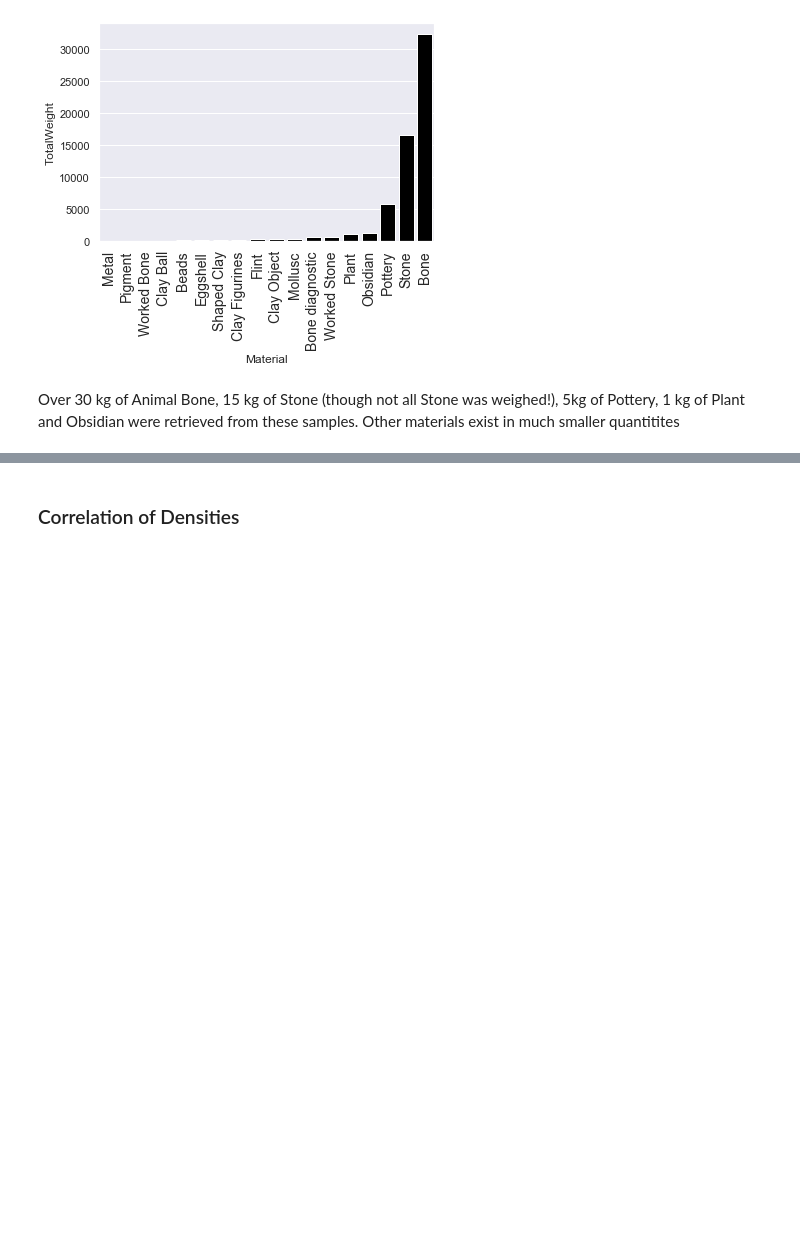
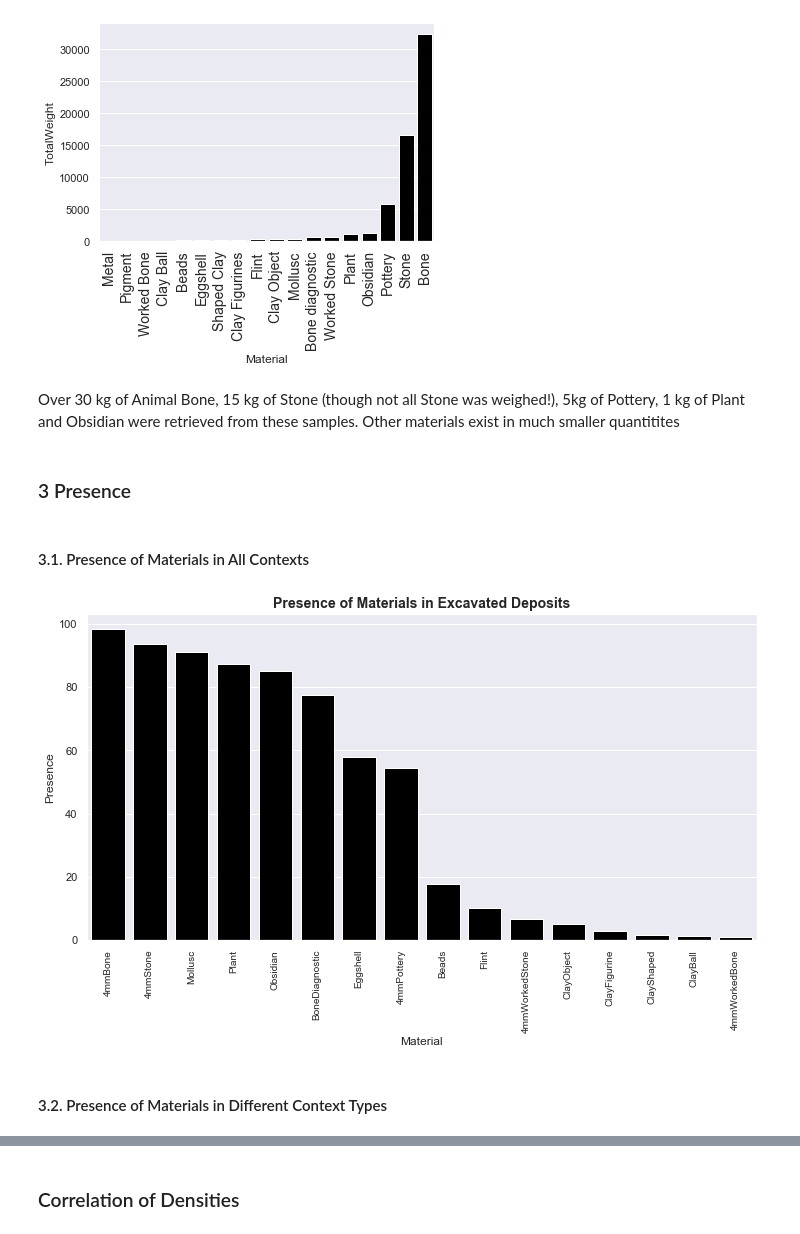
Before and after one commit to MilVas/TPC_HR, a Jupyter notebook: TPC_HeavyRes_EDA.ipynb, the cells around one changed output, grey strips where cells are left out. Drawn from its saved outputs; the diff is of its cells as text; code cells hidden in the pictures; blank space fills up the shorter version.

```diff
--- a/TPC_HeavyRes_EDA.ipynb
+++ b/TPC_HeavyRes_EDA.ipynb
@@ -10,3 +12,5 @@ hr = pd.read_excel('TPC_final_list_DENSITY.xlsx')
+# %%
+presence=pd.read_excel('C:/Users/milena/Dropbox/TPC Heavy Residue/TPC_final_list_PRESENCE.xlsx')
 # %%
 weights = pd.read_excel('TPC_FINAL_RealWeightsAll.xlsx')
 # %% [markdown]
@@ -132,3 +120,35 @@ plt.xticks(rotation=90, size=14)
 # %% [markdown]
 Over 30 kg of Animal Bone, 15 kg of Stone (though not all Stone was weighed!), 5kg of Pottery, 1 kg of Plant and Obsidian were retrieved from these samples.
 Other materials exist in much smaller quantitites
+# %% [markdown]
+### 3 Presence
+# %%
+presence['count_of_units']=1
+# %% [markdown]
+#### 3.1. Presence of Materials in All Contexts
+# %%
+presence_all= presence.drop(columns=['Year', 'Area', 'Grid_X', 'Grid_Y', 'Priority_Unit', 'TimePeriod',
+       'Discussion', 'Unit', 'DataCategory', 'GeneralCategory', 'Context',
+       'InterpretativeCategory', 'Feature', 'Space', 'Building', 'Trench',
+       'Level', 'GID', 'FlotVolume', 'DateSorted', 'Comments', 'SortedBy',
+       'Problematical', 'MergedFlot'])
+
+
+presence_all =presence_all.sum()
+presence_all=presence_all.reset_index()
+presence_all.columns=['Material','Count']
+# %%
+presence_all['Presence'] = presence_all['Count']*100/500
+presence_all=presence_all.sort_values('Presence',ascending=False)
+presence_all=presence_all.loc[presence_all.Material!='count_of_units']
+# %%
+#plotting Presence in all contexts
+
+fig, ax = plt.subplots(figsize=(12,6))
+sns.barplot(presence_all.Material, presence_all.Presence, color='black')
+plt.xticks(rotation=90, size=10);
+ax.set_title("Presence of Materials in Excavated Deposits",size =14, fontweight='bold');
+# %% [output]
+[figure, added]
+# %% [markdown]
+#### 3.2. Presence of Materials in Different Context Types
```
Also changed, not shown: parts of 20 cells of this notebook.
